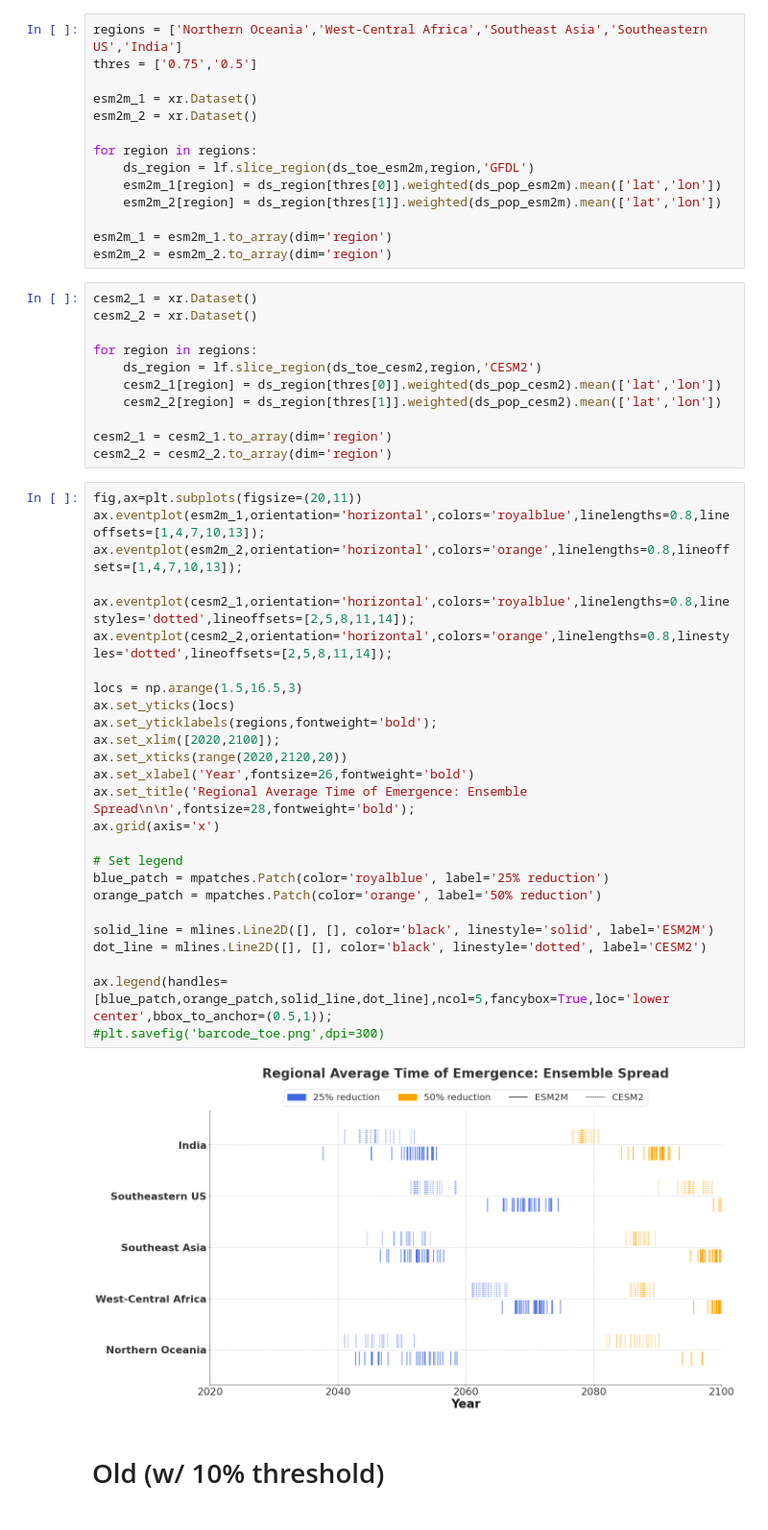
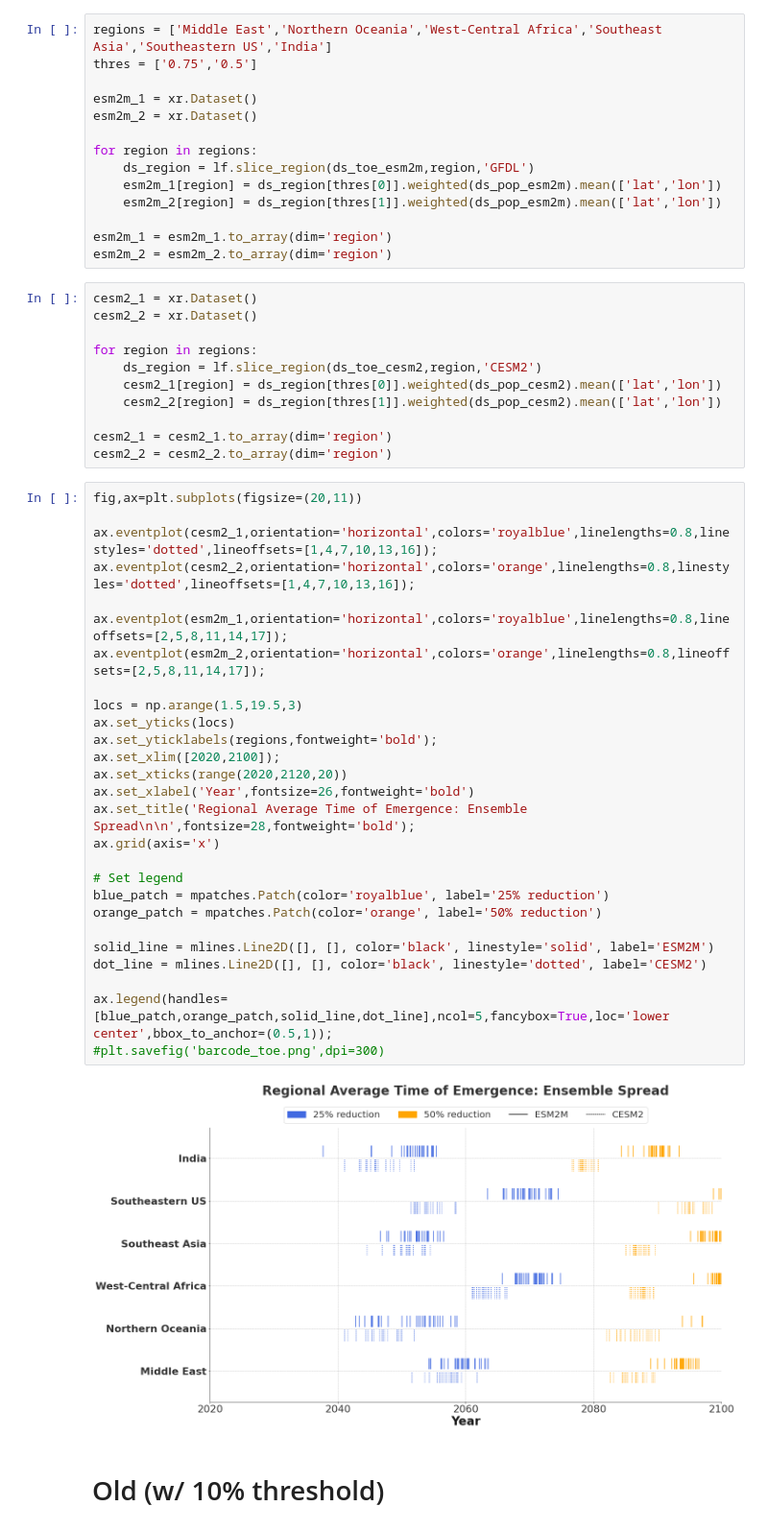
Before and after one commit to KYan19/pei, a Jupyter notebook: notebooks/10.1_Hottest_ToE.ipynb, the cells around one changed output. Shown at 96% size. Cells and saved outputs as stored; diff of their text form.

Commit message:
Adding regions/editing range function

```diff
--- a/notebooks/10.1_Hottest_ToE.ipynb
+++ b/notebooks/10.1_Hottest_ToE.ipynb
@@ -198,7 +193,7 @@ fig.suptitle('Fraction of Population Having Experienced Reduced Labor Capacity',
 # %% [markdown]
 # Event Plot
 # %%
-regions = ['Northern Oceania','West-Central Africa','Southeast Asia','Southeastern US','India']
+regions = ['Middle East','Northern Oceania','West-Central Africa','Southeast Asia','Southeastern US','India']
 thres = ['0.75','0.5']
 
 esm2m_1 = xr.Dataset()
@@ -224,32 +219,33 @@ cesm2_1 = cesm2_1.to_array(dim='region')
 cesm2_2 = cesm2_2.to_array(dim='region')
 # %%
 fig,ax=plt.subplots(figsize=(20,11))
-ax.eventplot(esm2m_1,orientation='horizontal',colors='royalblue',linelengths=0.8,lineoffsets=[1,4,7,10,13]);
-ax.eventplot(esm2m_2,orientation='horizontal',colors='orange',linelengths=0.8,lineoffsets=[1,4,7,10,13]);
 
-ax.eventplot(cesm2_1,orientation='horizontal',colors='royalblue',linelengths=0.8,linestyles='dotted',lineoffsets=[2,5,8,11,14]);
-ax.eventplot(cesm2_2,orientation='horizontal',colors='orange',linelengths=0.8,linestyles='dotted',lineoffsets=[2,5,8,11,14]);
+ax.eventplot(cesm2_1,orientation='horizontal',colors='royalblue',linelengths=0.8,linestyles='dotted',lineoffsets=[1,4,7,10,13,16]);
+ax.eventplot(cesm2_2,orientation='horizontal',colors='orange',linelengths=0.8,linestyles='dotted',lineoffsets=[1,4,7,10,13,16]);
 
-locs = np.arange(1.5,16.5,3)
+ax.eventplot(esm2m_1,orientation='horizontal',colors='royalblue',linelengths=0.8,lineoffsets=[2,5,8,11,14,17]);
+ax.eventplot(esm2m_2,orientation='horizontal',colors='orange',linelengths=0.8,lineoffsets=[2,5,8,11,14,17]);
+
+locs = np.arange(1.5,19.5,3)
 ax.set_yticks(locs)
 ax.set_yticklabels(regions,fontweight='bold');
 ax.set_xlim([2020,2100]);
 ax.set_xticks(range(2020,2120,20))
 ax.set_xlabel('Year',fontsize=26,fontweight='bold')
 ax.set_title('Regional Average Time of Emergence: Ensemble Spread\n\n',fontsize=28,fontweight='bold');
 ax.grid(axis='x')
 
 # Set legend
 blue_patch = mpatches.Patch(color='royalblue', label='25% reduction')
 orange_patch = mpatches.Patch(color='orange', label='50% reduction')
 
 solid_line = mlines.Line2D([], [], color='black', linestyle='solid', label='ESM2M')
 dot_line = mlines.Line2D([], [], color='black', linestyle='dotted', label='CESM2')
 
 ax.legend(handles=[blue_patch,orange_patch,solid_line,dot_line],ncol=5,fancybox=True,loc='lower center',bbox_to_anchor=(0.5,1));
 #plt.savefig('barcode_toe.png',dpi=300)
 # %% [output]
-[figure, old version]
+[figure, new version]
 # %% [markdown]
 # Old (w/ 10% threshold)
 # %%
```
Also changed, not shown: parts of 4 cells of this notebook, 1 other file.
